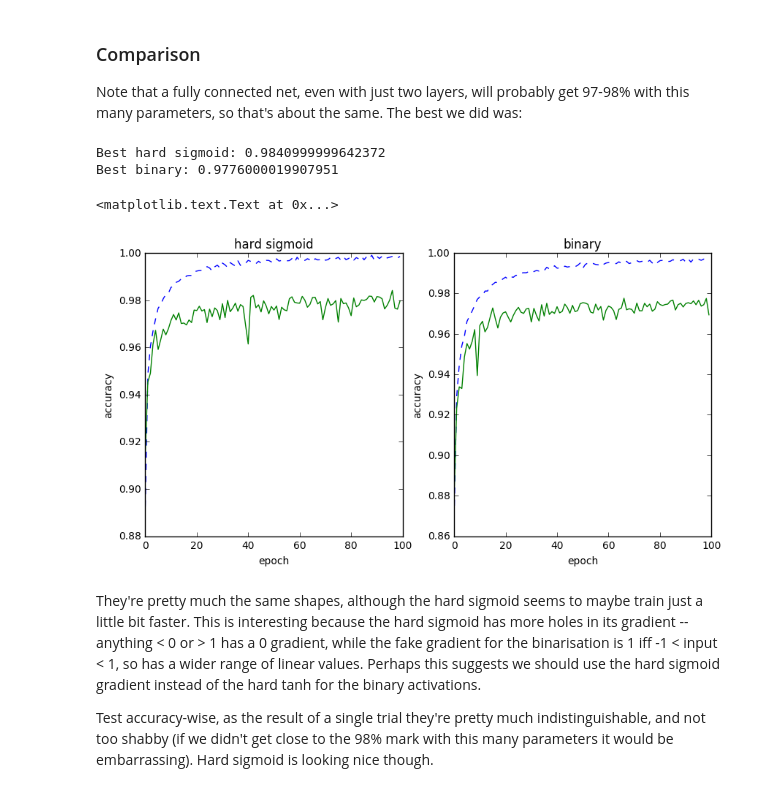
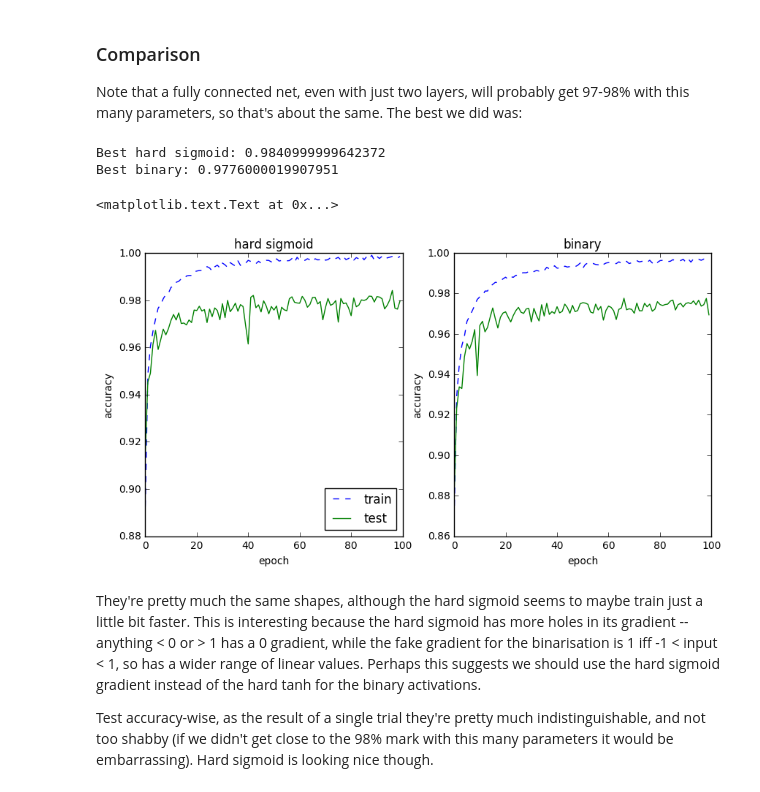
Before and after one commit to PFCM/odds-and-ends, a Jupyter notebook: switching tensor train.ipynb, the cells around one changed output. Drawn from its saved outputs; the diff is of its cells as text; code cells hidden in the pictures.

```diff
--- a/switching tensor train.ipynb
+++ b/switching tensor train.ipynb
@@ -426,29 +433,30 @@ this many parameters, so that's about the same. The best we did was:
 # %%
 print('Best hard sigmoid: {}\nBest binary: {}'.format(
     np.max(hs_test_accs), np.max(bc_test_accs)))
 
 # have a look at them next to each other
 plt.figure(figsize=(10, 5))
 plt.subplot(121)
 x = np.arange(len(hs_train_accs))
 plt.plot(x, hs_train_accs, ls='dashed', label='train')
 plt.plot(x, hs_test_accs, label='test')
+plt.legend(loc='lower right')
 plt.title('hard sigmoid')
 plt.ylabel('accuracy')
 plt.xlabel('epoch')
 
 plt.subplot(122)
 x = np.arange(len(hs_train_accs))
 plt.plot(x, bc_train_accs, ls='dashed', label='train')
 plt.plot(x, bc_test_accs, label='test')
 plt.title('binary')
 plt.ylabel('accuracy')
 plt.xlabel('epoch')
 # %% [output]
 Best hard sigmoid: 0.9840999999642372
 Best binary: 0.9776000019907951
 <matplotlib.text.Text at 0x...>
-[figure, old version]
+[figure, new version]
 # %% [markdown]
 They're pretty much the same shapes, although the hard sigmoid seems to maybe train just a little bit faster.
 This is interesting because the hard sigmoid has more holes in its gradient -- anything < 0 or > 1 has a 0 gradient,
```
Also changed, not shown: parts of 3 cells of this notebook.
